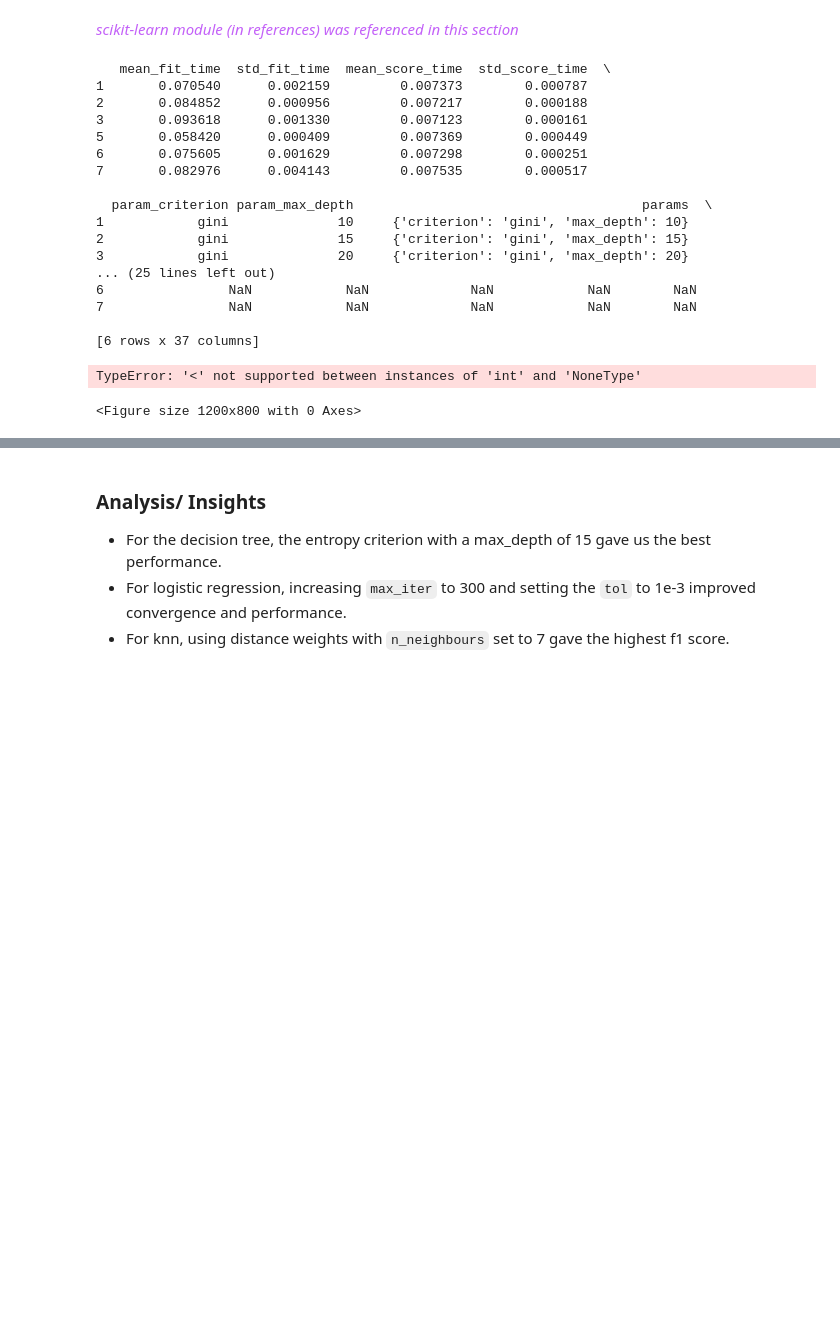
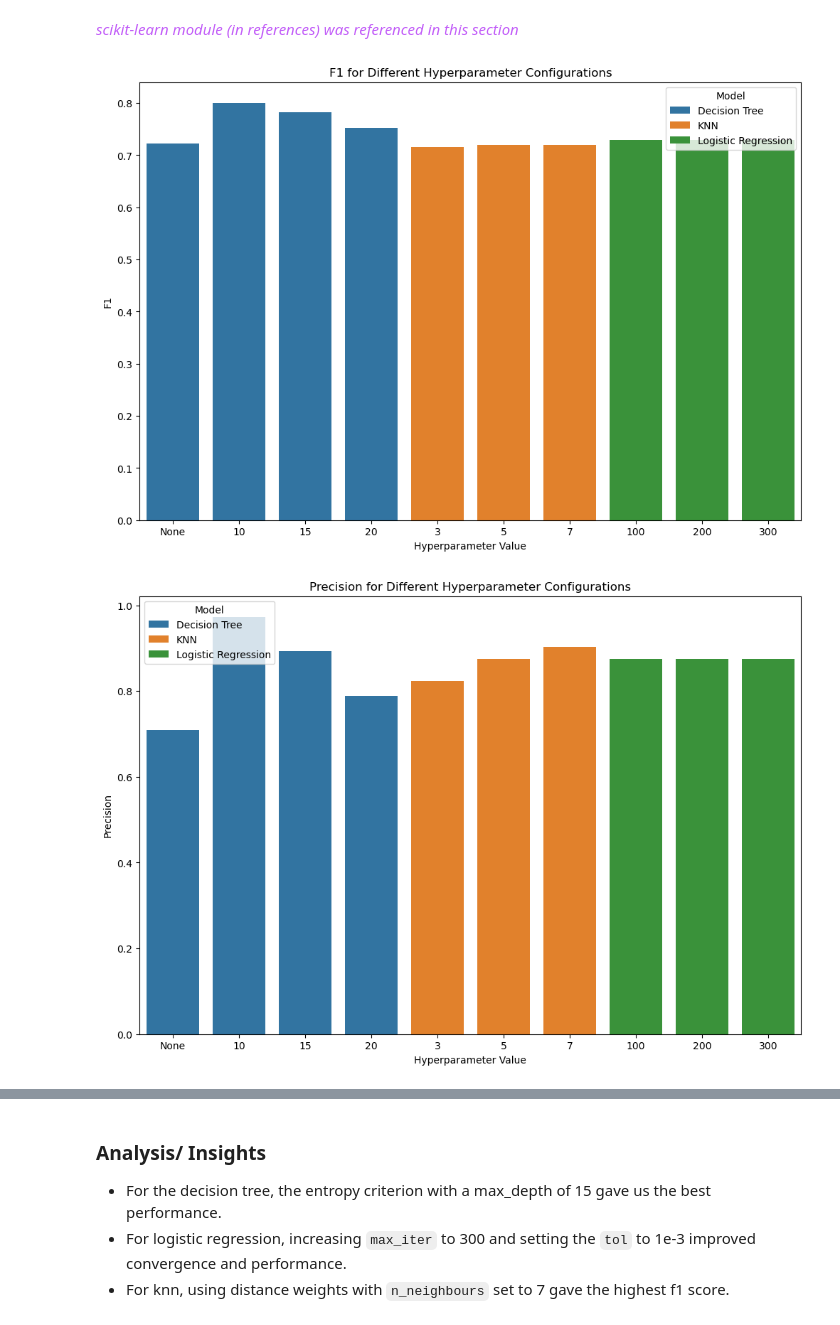
Before and after one commit to vanishabagga/CSI4106-A2, a Jupyter notebook: csi4106-f24-a2-template.ipynb, the cells around one changed output, grey strips where cells are left out. Saved outputs shown, nothing was run; the diff lists cells and outputs as text; code cells hidden in the pictures; blank space fills up the shorter version.

```diff
--- a/csi4106-f24-a2-template.ipynb
+++ b/csi4106-f24-a2-template.ipynb
@@ -591,9 +591,6 @@ metrics = ['mean_test_f1', 'mean_test_precision', 'mean_test_recall']
 
 # storing all possible configurations
 all_res = pd.concat([dt_results, knn_results, lr_results], ignore_index=True)
-print(all_res[all_res['param_max_depth'].notna()])
-
-filtered = all_res[all_res['param_max_depth'].notna()]
 
 all_res['param_max_depth'] = all_res['param_max_depth'].astype(str)
 all_res['param_n_neighbors'] = all_res['param_n_neighbors'].astype(str)
@@ -622,49 +619,32 @@ results = {}
 # testing models w best params on the test set
 best = {
     'Decision Tree': dt_grid.best_estimator_,
     'KNN': knn_grid.best_estimator_,
     'Logistic Regression': lr_grid.best_estimator_
 }
 
 for name, model in best.items():
     y_pred = model.predict(X_test_scaled_df)
     prec = precision_score(y_test, y_pred)
     rec = recall_score(y_test, y_pred)
     f1 = f1_score(y_test, y_pred)
 
     results[name] = {
         'F1 Score': f1,
         'Precision': prec,
         'Recall': rec
 
     }
 
 results_df = pd.DataFrame(results)
 # print(results_df)
 
 #we could maybe plot the results
 # results_df.plot(kind='bar', figsize=(12, 8))
 # plt.title('Model Performance Metrics')
 # plt.xlabel('Metrics')
 # plt.ylabel('Score')
 # plt.show()
 # %% [output]
-   mean_fit_time  std_fit_time  mean_score_time  std_score_time  \
-1       0.070540      0.002159         0.007373        0.000787
-2       0.084852      0.000956         0.007217        0.000188
-3       0.093618      0.001330         0.007123        0.000161
-5       0.058420      0.000409         0.007369        0.000449
-6       0.075605      0.001629         0.007298        0.000251
-7       0.082976      0.004143         0.007535        0.000517
-
-  param_criterion param_max_depth                                     params  \
-1            gini              10     {'criterion': 'gini', 'max_depth': 10}
-2            gini              15     {'criterion': 'gini', 'max_depth': 15}
-3            gini              20     {'criterion': 'gini', 'max_depth': 20}
-... (25 lines left out)
-6                NaN            NaN             NaN            NaN        NaN
-7                NaN            NaN             NaN            NaN        NaN
-
-[6 rows x 37 columns]
-TypeError: '<' not supported between instances of 'int' and 'NoneType'
-<Figure size 1200x800 with 0 Axes>
+[figure, added]
+[figure, added]
```
Also changed, not shown: parts of 1 cell of this notebook.
